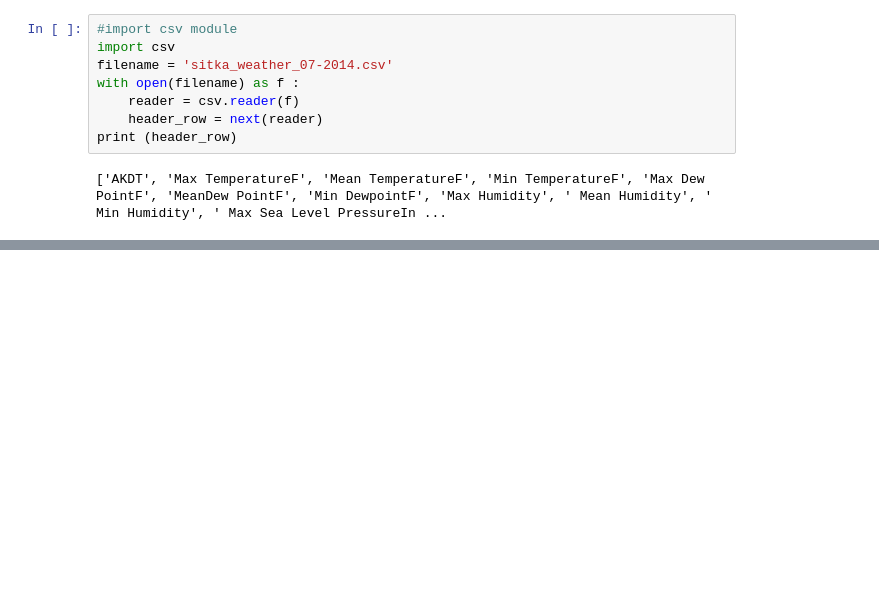
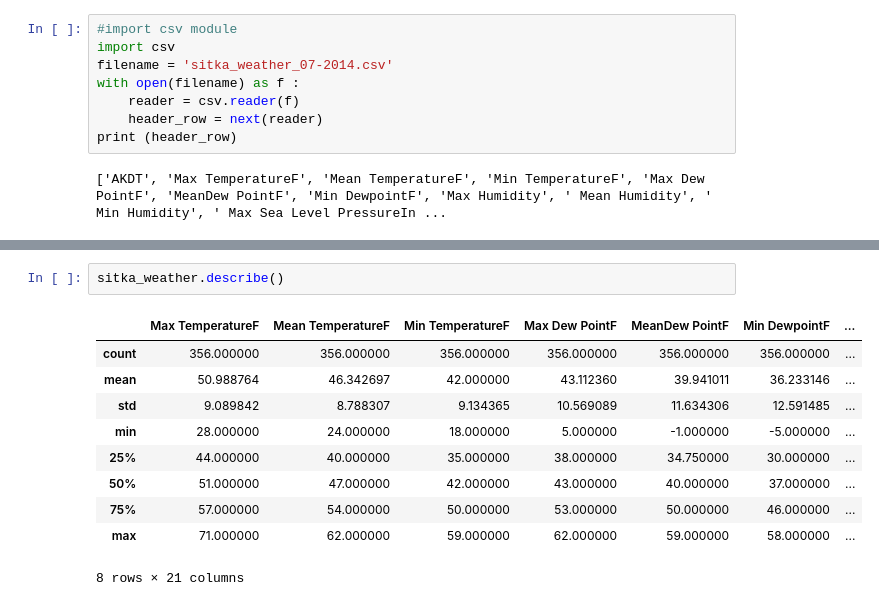
Before and after one commit to Ademola101/Data-visualization-, a Jupyter notebook: Data1.ipynb, the cells around one changed output, grey strips where cells are left out. Cells and saved outputs as stored; diff of their text form; blank space fills up the shorter version.

```diff
--- a/Data1.ipynb
+++ b/Data1.ipynb
@@ -112,0 +237,13 @@ plt.show
+# %%
+sitka_weather.describe()
+# %% [output]
+|  | Max TemperatureF | Mean TemperatureF | Min TemperatureF | Max Dew PointF | MeanDew PointF | Min DewpointF | ... |
+| count | 356.000000 | 356.000000 | 356.000000 | 356.000000 | 356.000000 | 356.000000 | ... |
+| mean | 50.988764 | 46.342697 | 42.000000 | 43.112360 | 39.941011 | 36.233146 | ... |
+| std | 9.089842 | 8.788307 | 9.134365 | 10.569089 | 11.634306 | 12.591485 | ... |
+| min | 28.000000 | 24.000000 | 18.000000 | 5.000000 | -1.000000 | -5.000000 | ... |
+| 25% | 44.000000 | 40.000000 | 35.000000 | 38.000000 | 34.750000 | 30.000000 | ... |
+| 50% | 51.000000 | 47.000000 | 42.000000 | 43.000000 | 40.000000 | 37.000000 | ... |
+| 75% | 57.000000 | 54.000000 | 50.000000 | 53.000000 | 50.000000 | 46.000000 | ... |
+| max | 71.000000 | 62.000000 | 59.000000 | 62.000000 | 59.000000 | 58.000000 | ... |
+8 rows × 21 columns
```
Also changed, not shown: parts of 23 cells of this notebook, 2 other files.
